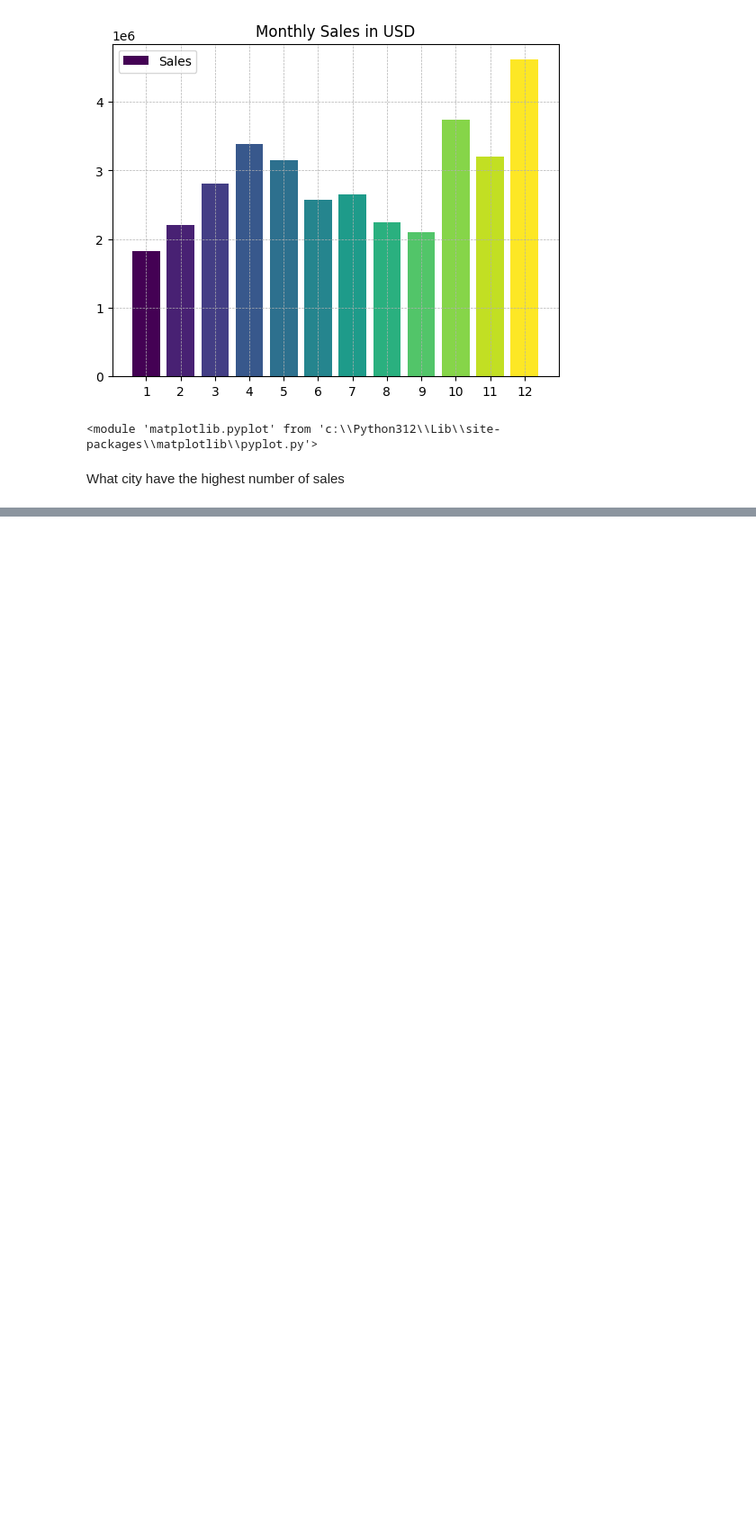
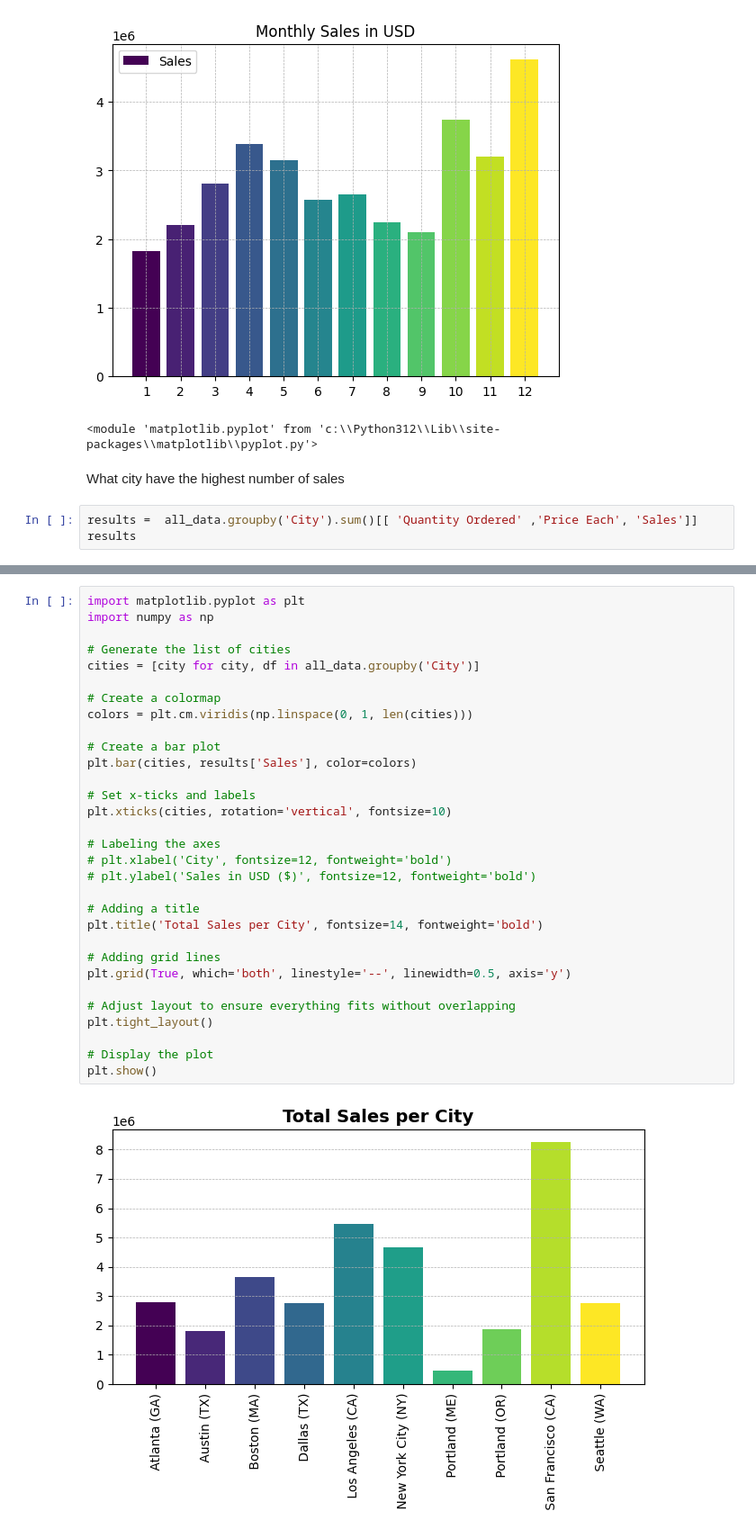
Before and after one commit to mikist23/Pandas-Data-Science-Sales-Analysis, a Jupyter notebook: analysis.ipynb, the cells around one changed output, grey strips where cells are left out. Shown: that part at 90% size. Saved outputs shown, nothing was run; the diff lists cells and outputs as text; blank space fills up the shorter version.

Commit message:
added a bar chart to demonstrate city sells

```diff
--- a/analysis.ipynb
+++ b/analysis.ipynb
@@ -154,3 +154,6 @@ plt
 <module 'matplotlib.pyplot' from 'c:\\Python312\\Lib\\site-packages\\matplotlib\\pyplot.py'>
 # %% [markdown]
 What city have the highest number of sales
+# %%
+results =  all_data.groupby('City').sum()[[ 'Quantity Ordered' ,'Price Each', 'Sales']]
+results
@@ -156,0 +173,33 @@ What city have the highest number of sales
+# %%
+import matplotlib.pyplot as plt
+import numpy as np
+
+# Generate the list of cities
+cities = [city for city, df in all_data.groupby('City')]
+
+# Create a colormap
+colors = plt.cm.viridis(np.linspace(0, 1, len(cities)))
+
+# Create a bar plot
+plt.bar(cities, results['Sales'], color=colors)
+
+# Set x-ticks and labels
+plt.xticks(cities, rotation='vertical', fontsize=10)
+
+# Labeling the axes
+# plt.xlabel('City', fontsize=12, fontweight='bold')
+# plt.ylabel('Sales in USD ($)', fontsize=12, fontweight='bold')
+
+# Adding a title
+plt.title('Total Sales per City', fontsize=14, fontweight='bold')
+
+# Adding grid lines
+plt.grid(True, which='both', linestyle='--', linewidth=0.5, axis='y')
+
+# Adjust layout to ensure everything fits without overlapping
+plt.tight_layout()
+
+# Display the plot
+plt.show()
+# %% [output]
+[figure, added]
```
Also changed, not shown: parts of 1 cell of this notebook.
